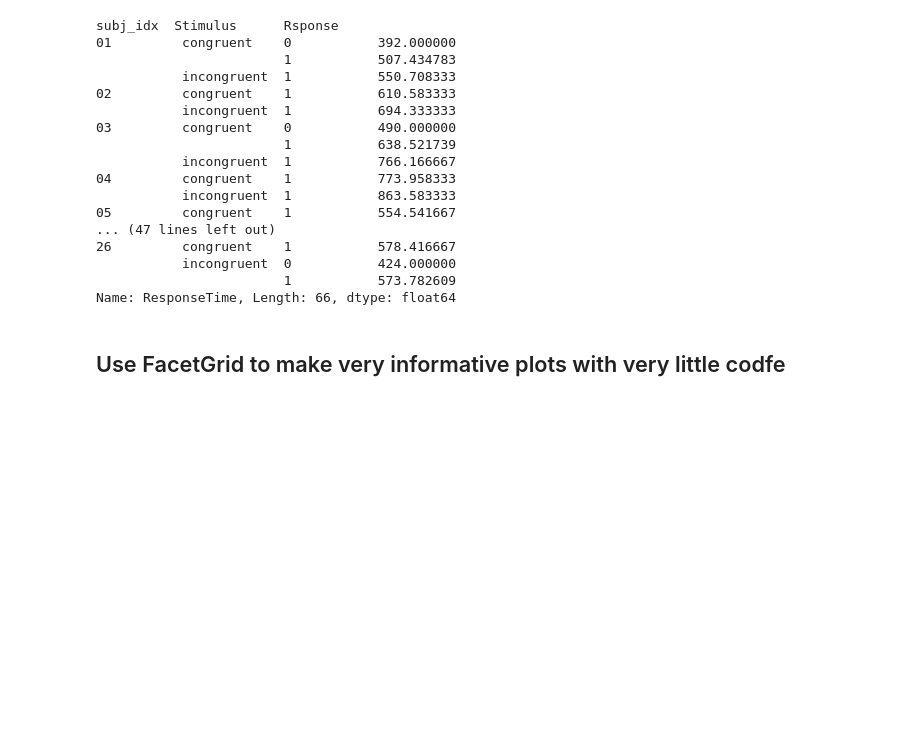
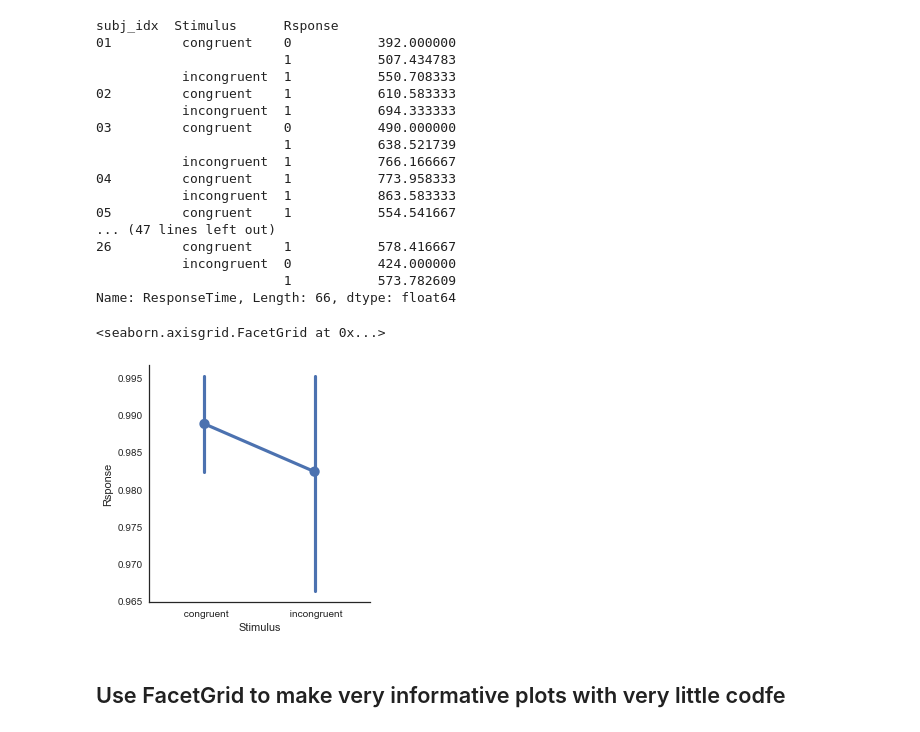
Before and after one commit to Gilles86/summerschool2017_notebooks, a Jupyter notebook: ds102/1 Behavior.ipynb, the cells around one changed output. Saved outputs shown, nothing was run; the diff lists cells and outputs as text; code cells hidden in the pictures; blank space fills up the shorter version.

```diff
--- a/ds102/1 Behavior.ipynb
+++ b/ds102/1 Behavior.ipynb
@@ -64,6 +66,13 @@ subj_idx  Stimulus      Rsponse
            incongruent  0           424.000000
                         1           573.782609
 Name: ResponseTime, Length: 66, dtype: float64
+# %%
+correct = df.groupby(['subj_idx', 'Stimulus']).mean().Rsponse
+
+sns.factorplot('Stimulus', 'Rsponse', data=correct.reset_index(), )
+# %% [output]
+<seaborn.axisgrid.FacetGrid at 0x...>
+[figure, added]
 # %% [markdown]
 ## Use FacetGrid to make very informative plots with very little codfe
 # %% [markdown]
```
Also changed, not shown: parts of 9 cells of this notebook, 2 other files.
